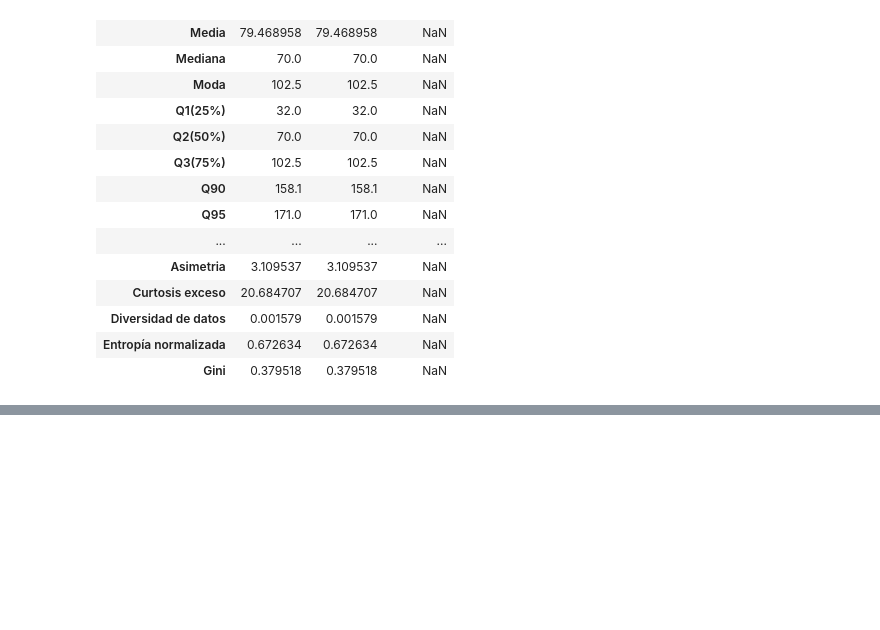
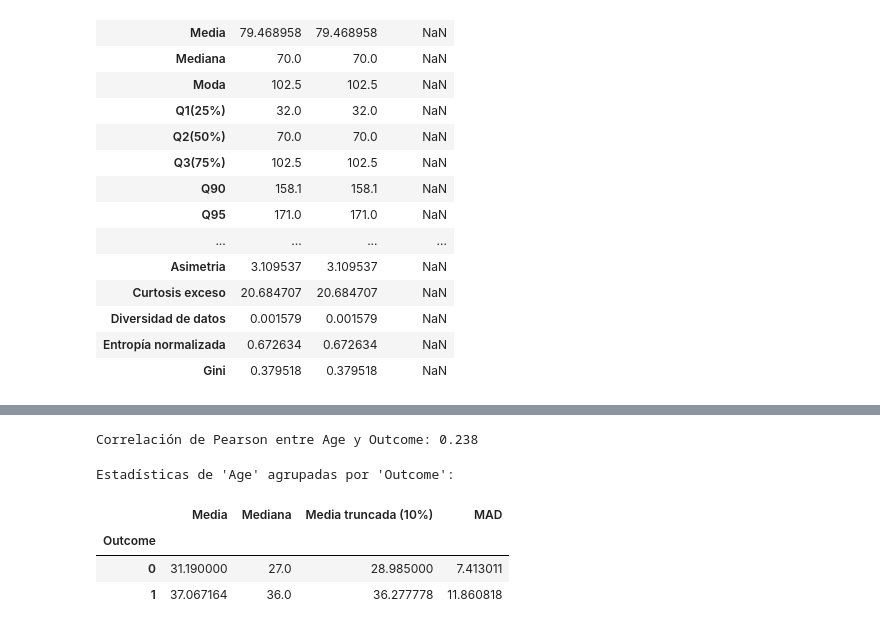
Before and after one commit to Jsuarez320/Ciencia-de-Datos, a Jupyter notebook: Diabetes/Diabetes.ipynb, the cells around one changed output, grey strips where cells are left out. Cells and saved outputs as stored; diff of their text form; code cells hidden in the pictures; blank space fills up the shorter version.

```diff
--- a/Diabetes/Diabetes.ipynb
+++ b/Diabetes/Diabetes.ipynb
@@ -341,0 +167,25 @@ Desviación Estándar (Insulina) para comparar: 89.10 mg/dL
+# %%
+# 2. Correlación de Pearson entre Age y Outcome
+correlacion_pearson = completo['Age'].corr(completo['Outcome'])
+print(f"Correlación de Pearson entre Age y Outcome: {correlacion_pearson:.3f}")
+
+# Un valor cercano a 0 indica poca o ninguna correlación lineal, mientras que valores cercanos a 1 o -1 indican una correlación lineal fuerte.
+# %% [output]
+Correlación de Pearson entre Age y Outcome: 0.238
+# %%
+# 3. Estadísticas de Age agrupadas por Outcome
+estadisticas_edad_por_outcome = completo.groupby('Outcome')['Age'].agg([
+    ('Media', 'mean'),
+    ('Mediana', 'median'),
+    ('Media truncada (10%)', lambda x: trim_mean(x, 0.1)),
+    ('MAD', lambda x: robust.mad(x)) # robust.mad ya fue importado
+])
+
+print("Estadísticas de 'Age' agrupadas por 'Outcome':")
+display(estadisticas_edad_por_outcome)
+# %% [output]
+Estadísticas de 'Age' agrupadas por 'Outcome':
+|  | Media | Mediana | Media truncada (10%) | MAD |
+| Outcome |  |  |  |  |
+| 0 | 31.190000 | 27.0 | 28.985000 | 7.413011 |
+| 1 | 37.067164 | 36.0 | 36.277778 | 11.860818 |
```
Also changed, not shown: parts of 38 cells of this notebook, 3 other files.
